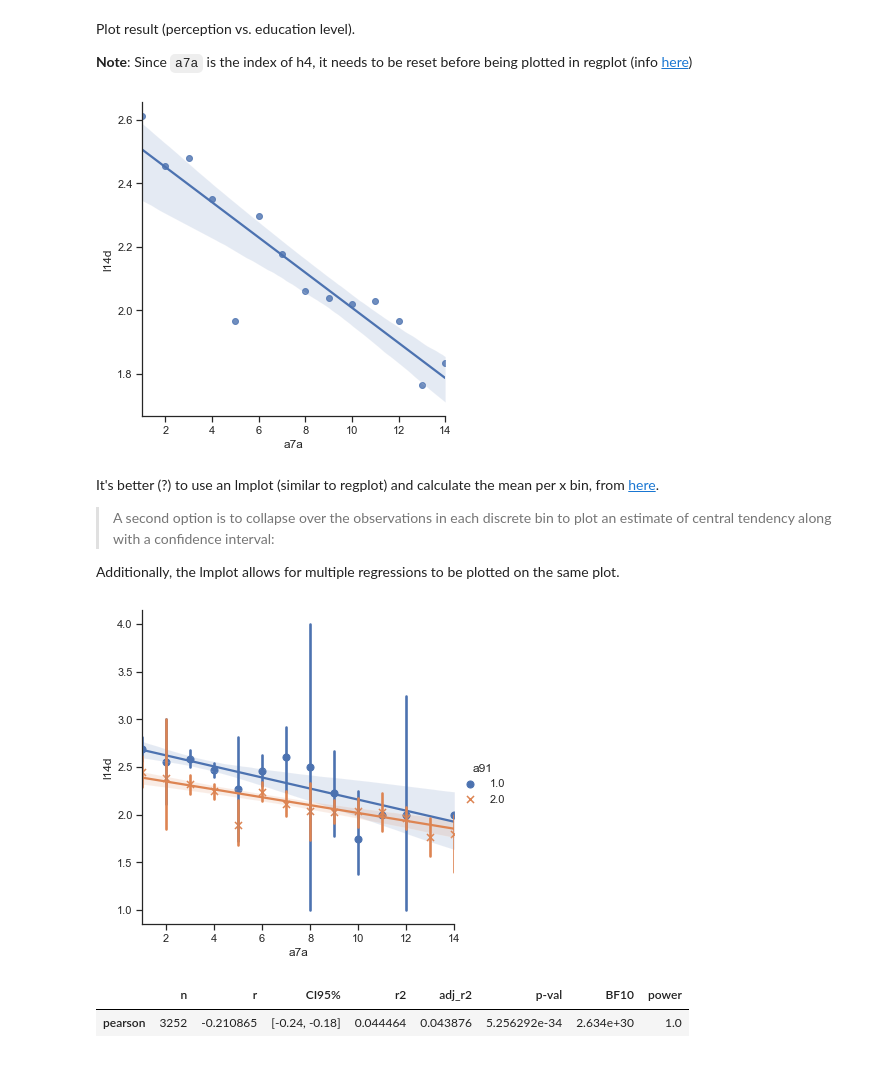
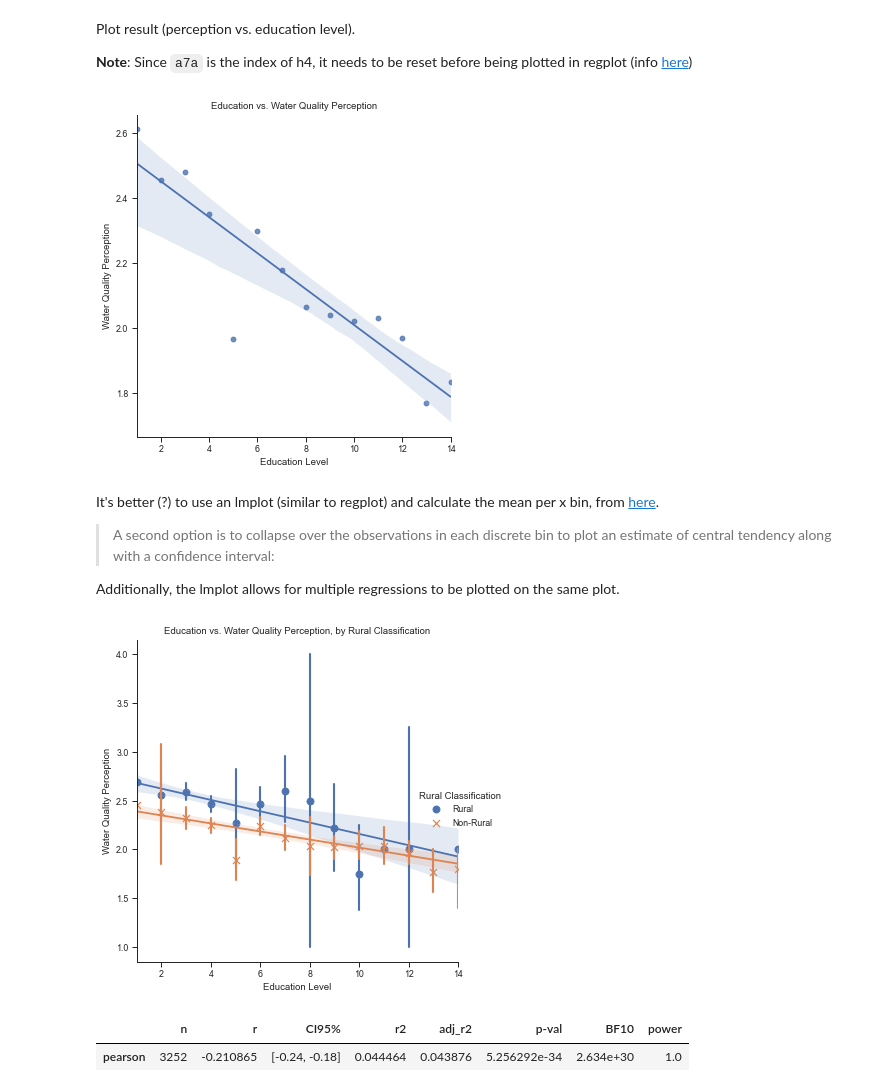
Before and after one commit to wrynearson/china-water, a Jupyter notebook: src/thesis_analysis_pure.ipynb, the cells around one changed output. Drawn from its saved outputs; the diff is of its cells as text; code cells hidden in the pictures.

```diff
--- a/src/thesis_analysis_pure.ipynb
+++ b/src/thesis_analysis_pure.ipynb
@@ -51,6 +51,7 @@ sns.set_theme(
     # palette='twilight'
     )
 sns.set_style("ticks")
+sns.set_context("paper") #scale of plots
 # %% [markdown]
 Load CGSS (social survey) data from a Stata file
 # %%
@@ -185,6 +209,11 @@ h2_fig1 = sns.catplot(
     split=True,
     kind='violin',
     scale='count',
+    legend_out=True
     )
+h2_fig1.set(xlabel='Water Quality Knowledge', ylabel='Water Quality Perception', title='Water Quality Perception vs. Water Quality Knowledge')
+h2_fig1._legend.set_title('Rural Classification')
+new_labels = ['Rural', 'Non-Rural']
+for t, l in zip(h2_fig1._legend.texts, new_labels): t.set_text(l) # see source above
 h2_fig1.savefig('outputs/h2_fig1.png', dpi=600)
 # %% [output]
@@ -291,9 +322,10 @@ h4_fig1 = sns.lmplot(
     x = 'a7a',
     y = 'l14d'
     )
+h4_fig1.set(xlabel='Education Level', ylabel='Water Quality Perception', title='Education vs. Water Quality Perception')
 h4_fig1.savefig('outputs/h4_fig1.png', dpi=600)
 # %% [output]
-[figure, old version]
+[figure, new version]
 # %% [markdown]
 It's better (?) to use an lmplot (similar to regplot) and calculate the mean per x bin, from [here](https://seaborn.pydata.org/tutorial/regression.html).
 > A second option is to collapse over the observations in each discrete bin to plot an estimate of central tendency along with a confidence interval:
@@ -302,15 +334,19 @@ Additionally, the lmplot allows for multiple regressions to be plotted on the sa
 # %%
 h4_fig2 = sns.lmplot(
     data=cgss_wq_l14d_a7a,
     x = 'a7a',
     y = 'l14d',
     x_estimator=np.mean,
     hue='a91',
     markers=(["o", "x"]),
     )
+h4_fig2.set(xlabel='Education Level', ylabel='Water Quality Perception', title='Education vs. Water Quality Perception, by Rural Classification')
+h4_fig2._legend.set_title('Rural Classification')
+new_labels = ['Rural', 'Non-Rural']
+for t, l in zip(h4_fig2._legend.texts, new_labels): t.set_text(l) # see source in Hypothesis 2 section
 h4_fig2.savefig('outputs/h4_fig2.png', dpi=600)
 # %% [output]
-[figure, old version]
+[figure, new version]
 # %%
 pi.corr(x=cgss_wq_l14d_a7a['a7a'], y=cgss_wq_l14d_a7a['l14d'])
 # %% [output]
```
Also changed, not shown: parts of 24 cells of this notebook, 14 other files.
